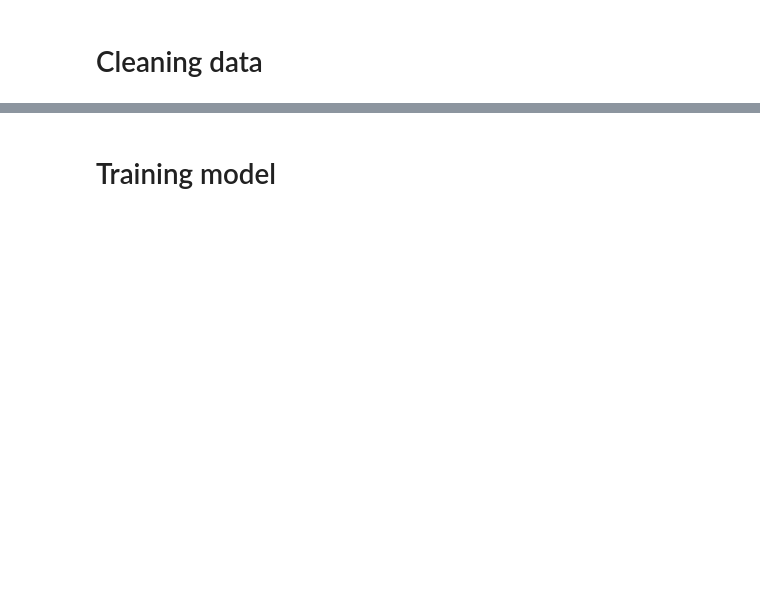
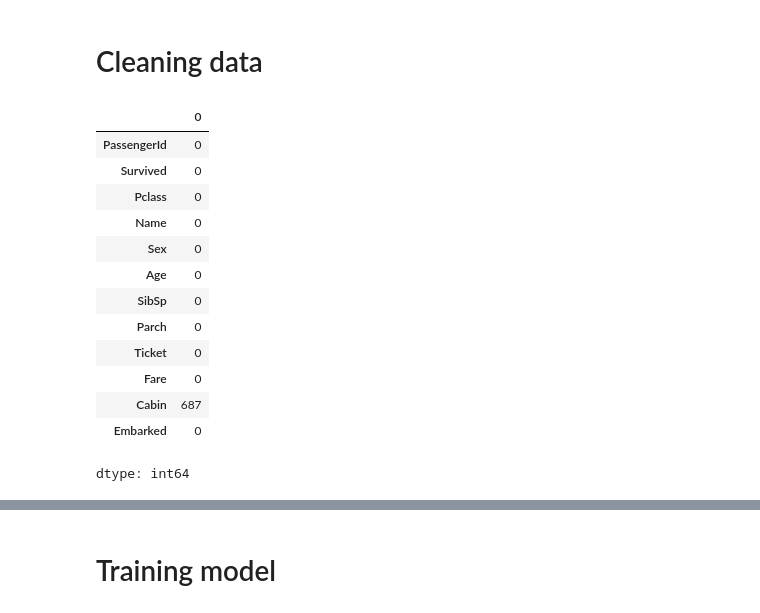
Before and after one commit to idrissiradi/titanic_ml, a Jupyter notebook: main.ipynb, the cells around one changed output, grey strips where cells are left out. Drawn from its saved outputs; the diff is of its cells as text; code cells hidden in the pictures; blank space fills up the shorter version.

```diff
--- a/main.ipynb
+++ b/main.ipynb
@@ -64,0 +55,21 @@ test['Embarked'] = test['Embarked'].astype(int)
+# %%
+missing_age = train_dataset['Age'].isna()
+train_dataset.loc[ missing_age, "Age" ] = train_dataset["Age"].median()
+
+train_dataset['Embarked'] = train_dataset['Embarked'].fillna('S')
+train_dataset.isna().sum()
+# %% [output]
+|  | 0 |
+| PassengerId | 0 |
+| Survived | 0 |
+| Pclass | 0 |
+| Name | 0 |
+| Sex | 0 |
+| Age | 0 |
+| SibSp | 0 |
+| Parch | 0 |
+| Ticket | 0 |
+| Fare | 0 |
+| Cabin | 687 |
+| Embarked | 0 |
+dtype: int64
```
Also changed, not shown: parts of 31 cells of this notebook.
